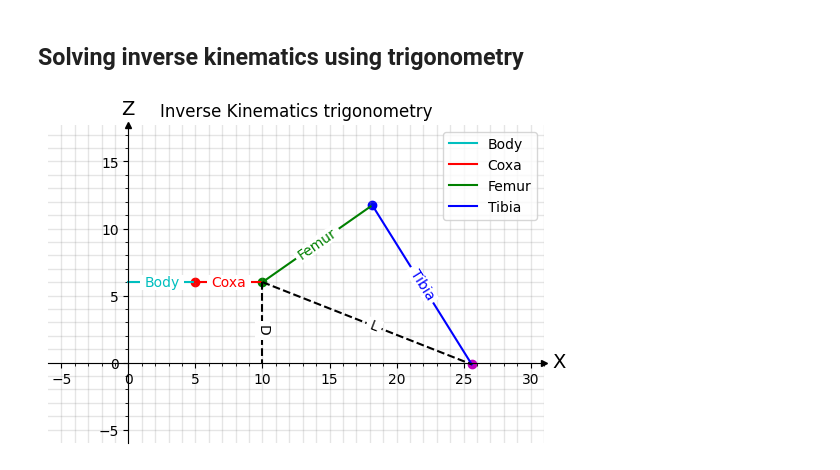
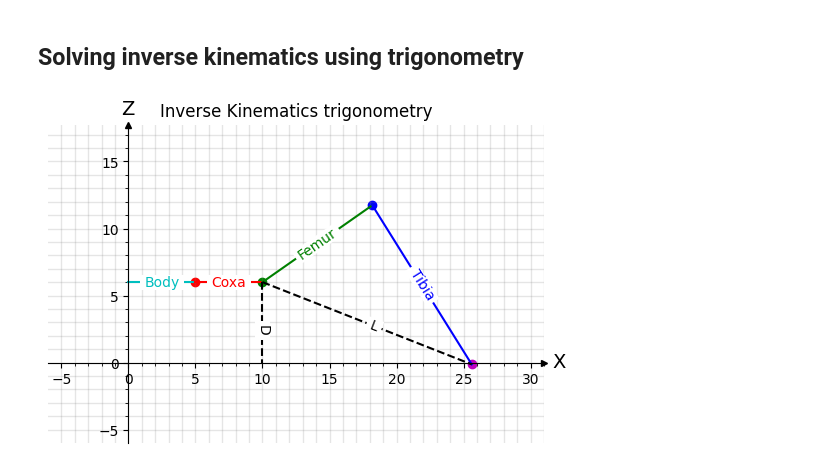
Before and after one commit to Dr-QP/Dr.QP, a Jupyter notebook: packages/runtime/drqp_brain/notebooks/getting_started_with_robot_ik.ipynb, the cells around one changed output. Drawn from its saved outputs; the diff is of its cells as text; code cells hidden in the pictures.

Commit message:
fix double legend reshuffle methods for readability

```diff
--- a/packages/runtime/drqp_brain/notebooks/getting_started_with_robot_ik.ipynb
+++ b/packages/runtime/drqp_brain/notebooks/getting_started_with_robot_ik.ipynb
@@ -174,18 +174,19 @@ There are various ways to solve inverse kinematics problem. We are going to use
 # %%
 %matplotlib inline
 
 from inline_labels import add_inline_labels
 
 model = forward_kinematics(5, 10, 14, 0, 35, -93, start_z=6)
 
 fig, ax, _, _ = plot_leg_with_points(model, 'Inverse Kinematics trigonometry', no_link_labels=True, no_joint_labels=True)
 
 body, coxa, femur, tibia = model
 ax.plot([coxa.end.x, tibia.end.x], [coxa.end.y, tibia.end.y], 'k--', label='L')
 ax.plot([coxa.end.x, coxa.end.x], [coxa.end.y, 0], 'k--', label='D')
 
+ax.legend().remove() # remove legend as labels are added inline
 add_inline_labels(ax, with_overall_progress=False, fontsize='medium')
 
 pass
 # %% [output]
-[figure, old version]
+[figure, new version]
```
Also changed, not shown: 1 other file.
